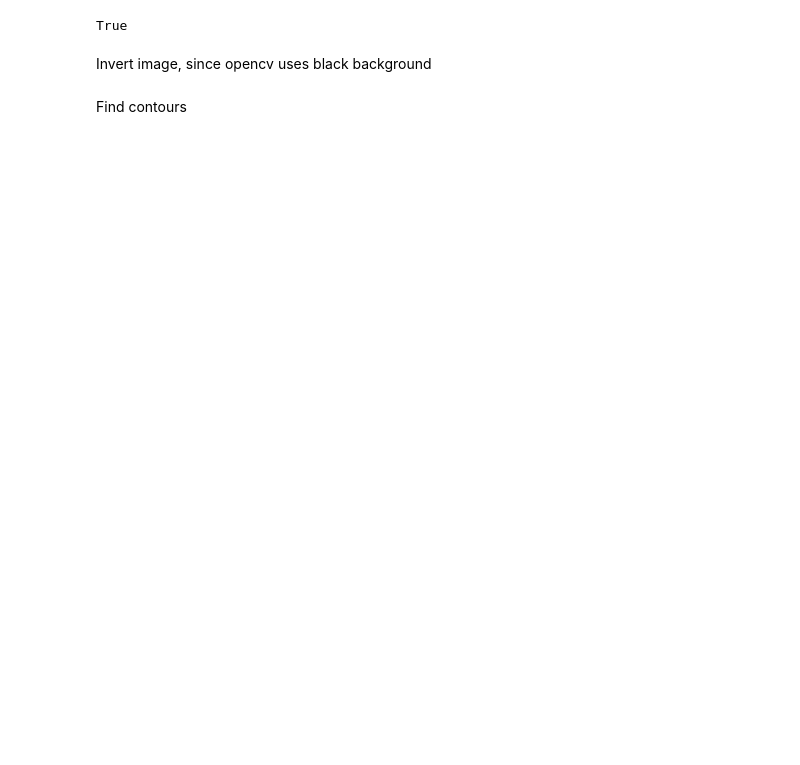
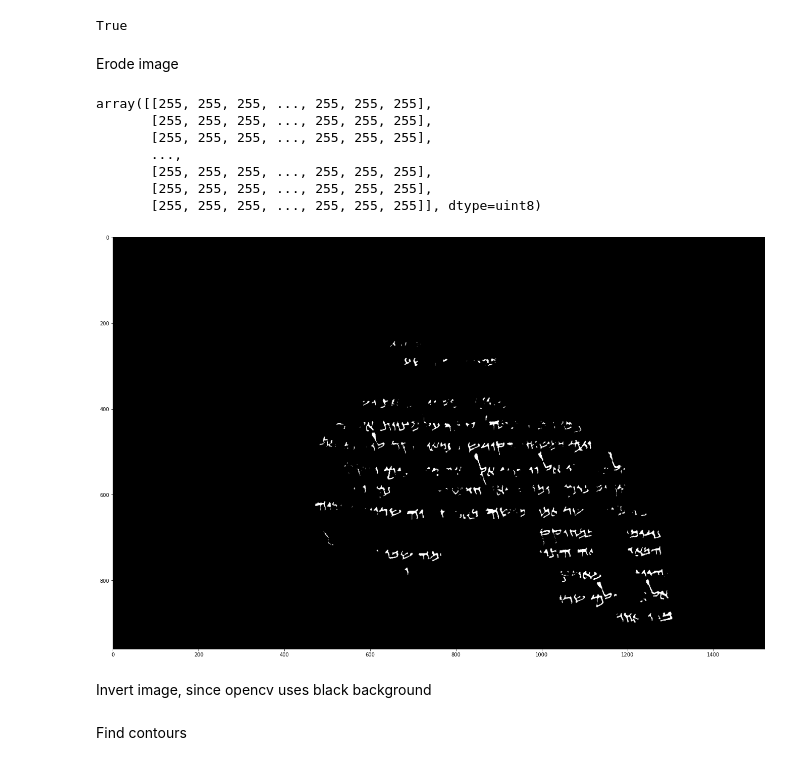
Before and after one commit to Leander-van-Boven/Handwriting_Recognition, a Jupyter notebook: leander_test/leander_test.ipynb, the cells around one changed output. Cells and saved outputs as stored; diff of their text form; code cells hidden in the pictures; blank space fills up the shorter version.

```diff
--- a/leander_test/leander_test.ipynb
+++ b/leander_test/leander_test.ipynb
@@ -50,6 +60,29 @@ def assert_image_thresholded(image):
 assert_image_thresholded(image_threshold)
 # %% [output]
 True
+# %% [markdown]
+Erode image
+# %%
+def erode_image(image, erosion_size, show=False):
+    se = cv2.getStructuringElement(cv2.MORPH_ELLIPSE, (2 * erosion_size + 1, 2 * erosion_size + 1),
+                                       (erosion_size, erosion_size))
+    eroded = cv2.dilate(image, se)
+    if show:
+        eroded_resized = cv2.resize(eroded, (1520, 960))
+        cv2.imshow('eroded', eroded_resized)
+        cv2.waitKey(0)
+    return eroded
+
+erode_image(image_threshold, 3, True)
+# %% [output]
+array([[255, 255, 255, ..., 255, 255, 255],
+       [255, 255, 255, ..., 255, 255, 255],
+       [255, 255, 255, ..., 255, 255, 255],
+       ...,
+       [255, 255, 255, ..., 255, 255, 255],
+       [255, 255, 255, ..., 255, 255, 255],
+       [255, 255, 255, ..., 255, 255, 255]], dtype=uint8)
+[figure, added]
 # %% [markdown]
 Invert image, since opencv uses black background
 # %%
```
Also changed, not shown: parts of 8 cells of this notebook, 1 other file.
